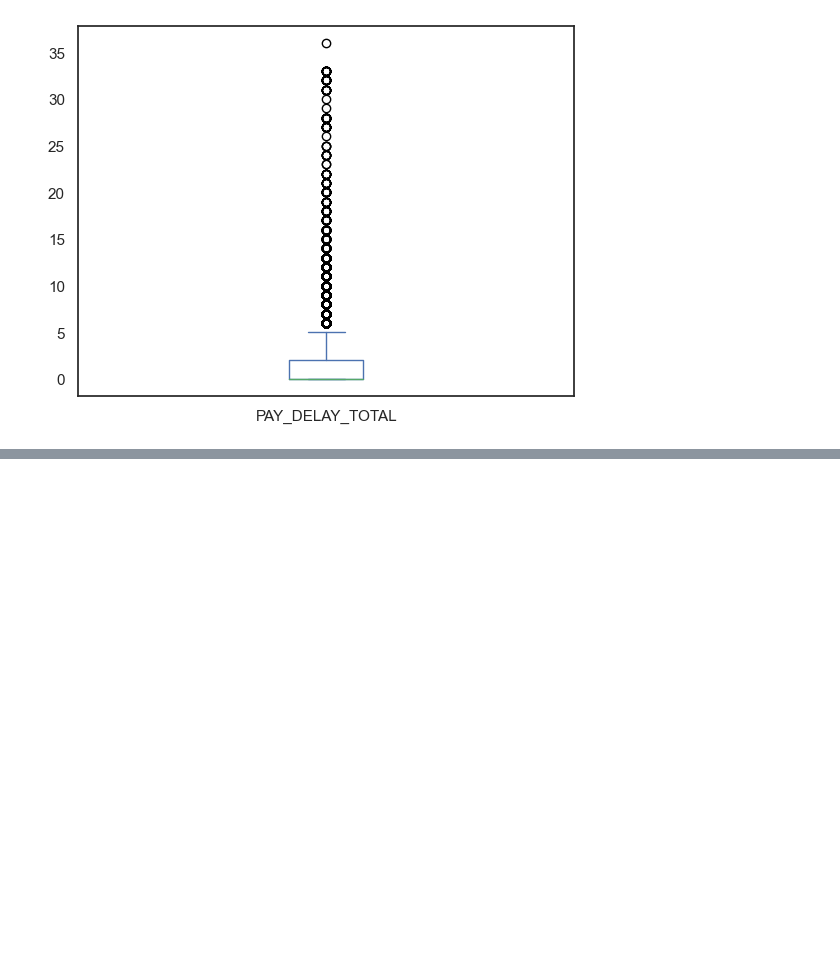
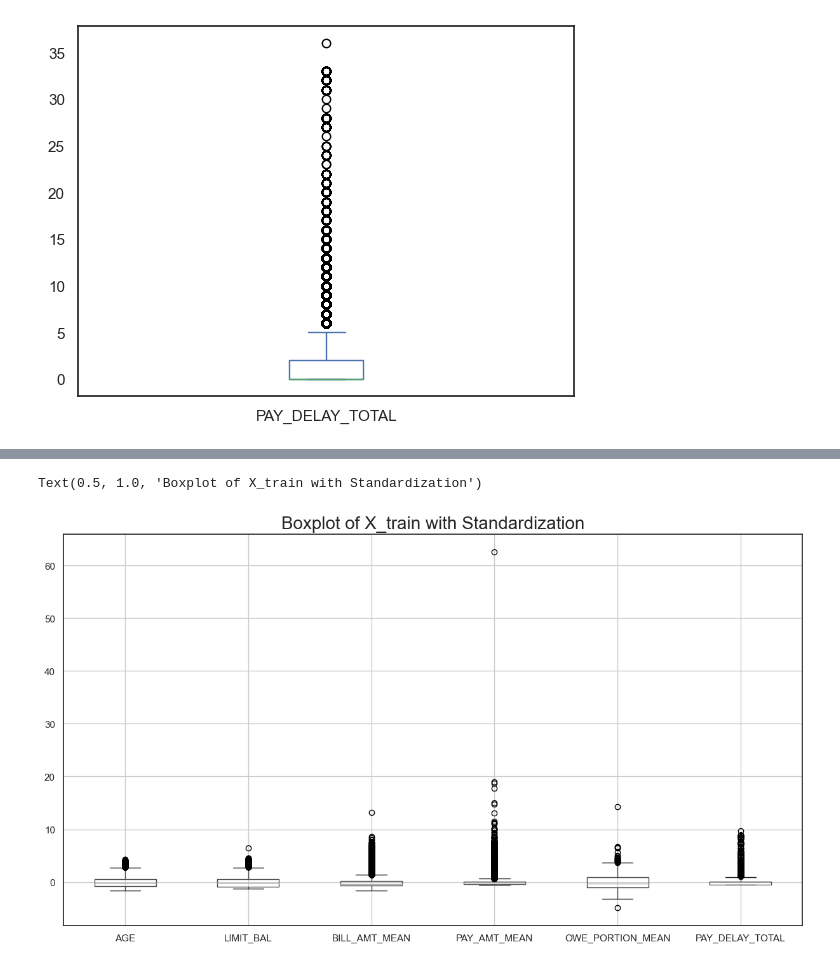
Before and after one commit to lihuicham/default-credit-card-clients-prediction, a Jupyter notebook: ProjectCode-Python.ipynb, the cells around one changed output, grey strips where cells are left out. Drawn from its saved outputs; the diff is of its cells as text; code cells hidden in the pictures; blank space fills up the shorter version.

```diff
--- a/ProjectCode-Python.ipynb
+++ b/ProjectCode-Python.ipynb
@@ -496,0 +565,3 @@ df['PAY_DELAY_TOTAL'].plot(kind='box')
+# %%
+# one-hot encode the test set
+X_test = pd.DataFrame(transformer_enc.transform(X_test), columns=transformer_enc.get_feature_names_out())
@@ -496,0 +595,19 @@ df['PAY_DELAY_TOTAL'].plot(kind='box')
+# %%
+# copy train and test set for feature scaling
+
+# for standardization
+X_train_stand = X_train.copy()
+X_test_stand = X_test.copy()
+
+# for normalization
+X_train_norm = X_train.copy()
+X_test_norm = X_test.copy()
+# %%
+# Feature Scaling on Numerical Continuous Variables
+
+num_vars = ['LIMIT_BAL','AGE',
+            'PAY_1', 'PAY2', 'PAY_3', 'PAY_4', 'PAY_5', 'PAY_6',
+            'BILL_AMT1','BILL_AMT2', 'BILL_AMT3', 'BILL_AMT4', 'BILL_AMT5', 'BILL_AMT6',
+            'PAY_AMT1', 'PAY_AMT2', 'PAY_AMT3', 'PAY_AMT4', 'PAY_AMT5', 'PAY_AMT6',
+            'OWE_PORTION1', 'OWE_PORTION2', 'OWE_PORTION3', 'OWE_PORTION4','OWE_PORTION5', 'OWE_PORTION6',
+            'BILL_AMT_MEAN', 'PAY_AMT_MEAN','OWE_PORTION_MEAN', 'PAY_DELAY_TOTAL']
@@ -496,0 +616,10 @@ df['PAY_DELAY_TOTAL'].plot(kind='box')
+# %%
+for i in num_vars:
+    # fit on training data column
+    scale = StandardScaler().fit(X_train_stand[[i]])
+
+    # transform the training data column
+    X_train_stand[i] = scale.transform(X_train_stand[[i]])
+
+    # transform the test data column
+    X_test_stand[i] = scale.transform(X_test_stand[[i]])
@@ -496,0 +649,8 @@ df['PAY_DELAY_TOTAL'].plot(kind='box')
+# %%
+boxplot_standardization = X_train_stand.boxplot(column=['AGE', 'LIMIT_BAL', 'BILL_AMT_MEAN',
+                                                 'PAY_AMT_MEAN', 'OWE_PORTION_MEAN', 'PAY_DELAY_TOTAL'],
+                                         figsize=(15,8))
+plt.title('Boxplot of X_train with Standardization', fontsize=20)
+# %% [output]
+Text(0.5, 1.0, 'Boxplot of X_train with Standardization')
+[figure, added]
```
Also changed, not shown: parts of 26 cells of this notebook, 1 other file.
